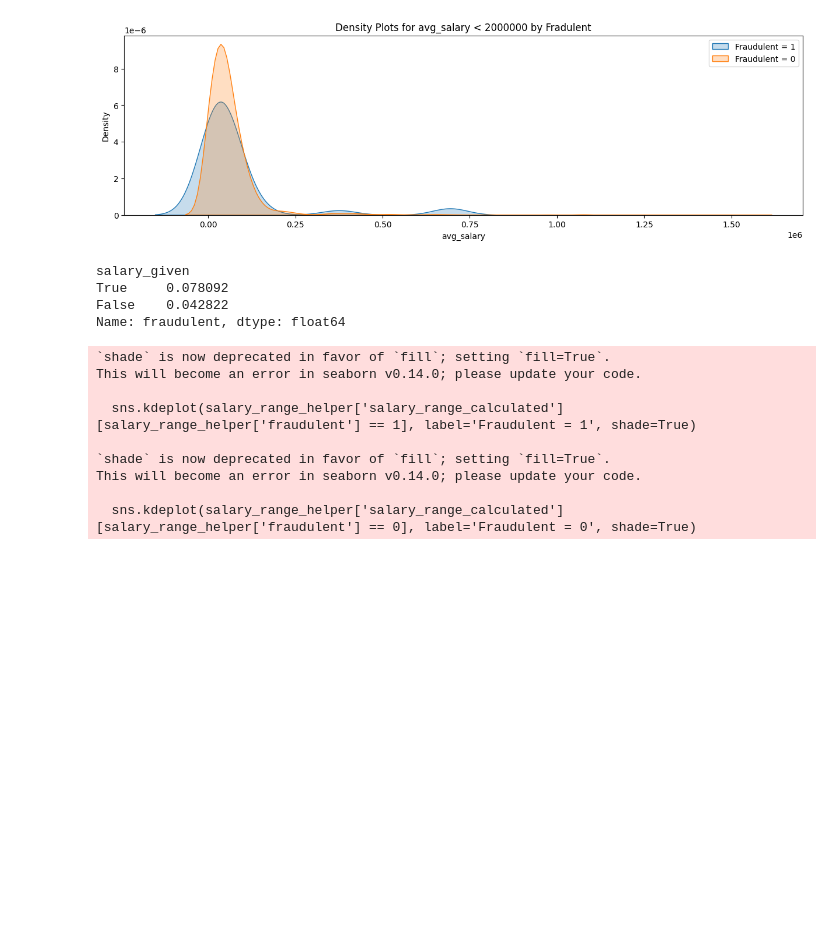
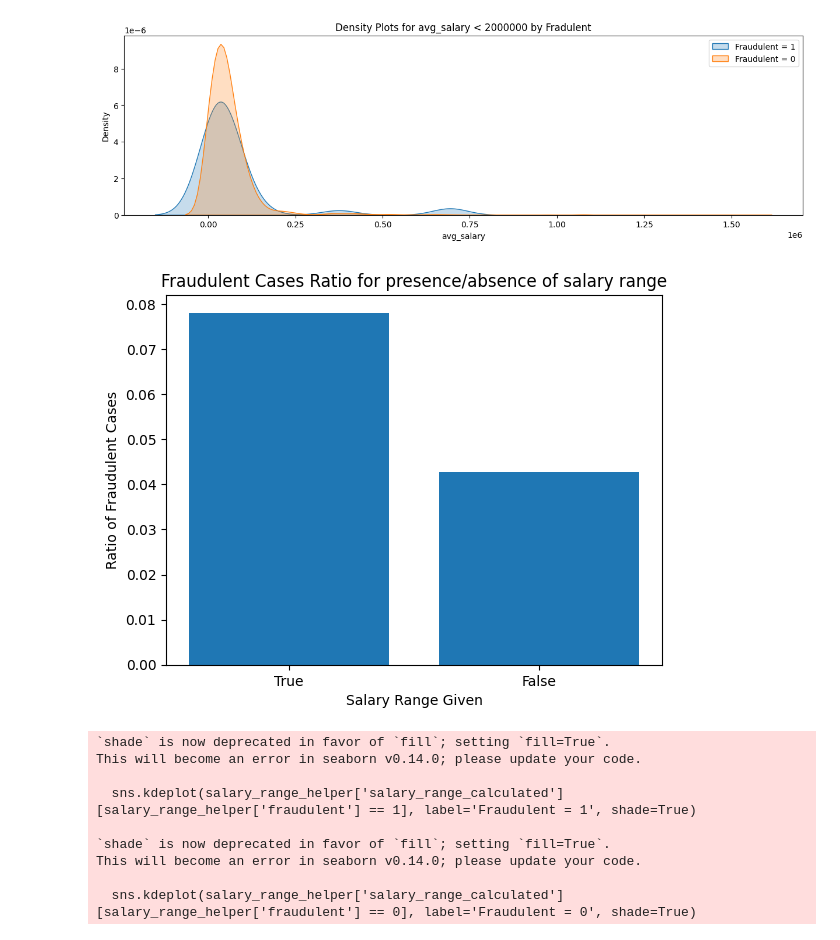
Before and after one commit to bonsibyl/BT4012-Fraud-Job-Posting, a Jupyter notebook: EDA/tj_eda.ipynb, the cells around one changed output. Saved outputs shown, nothing was run; the diff lists cells and outputs as text; code cells hidden in the pictures; blank space fills up the shorter version.

```diff
--- a/EDA/tj_eda.ipynb
+++ b/EDA/tj_eda.ipynb
@@ -314,14 +314,15 @@ Salary Range's Standard Deviation: 109316.1954310262
 <matplotlib.legend.Legend at 0x...>
 [figure]
 [figure]
-# %%
-ratio_for_fraud_for_salary_given = salary_range_helper.groupby('salary_given')["fraudulent"].agg("mean").sort_values(ascending = False)
-print(ratio_for_fraud_for_salary_given)
-# %% [output]
-salary_given
-True     0.078092
-False    0.042822
-Name: fraudulent, dtype: float64
+# %%
+ratio_for_fraud_for_salary_given = salary_range_helper.groupby('salary_given')["fraudulent"].agg("mean").sort_values(ascending = False)
+plt.bar(["True", "False"], ratio_for_fraud_for_salary_given)
+plt.xlabel('Salary Range Given')
+plt.ylabel('Ratio of Fraudulent Cases')
+plt.title('Fraudulent Cases Ratio for presence/absence of salary range')
+plt.show()
+# %% [output]
+[figure, added]
 # %%
 # Salary ranges
 fig, ax = plt.subplots(figsize=(15,4))
```
Also changed, not shown: parts of 3 cells of this notebook.
